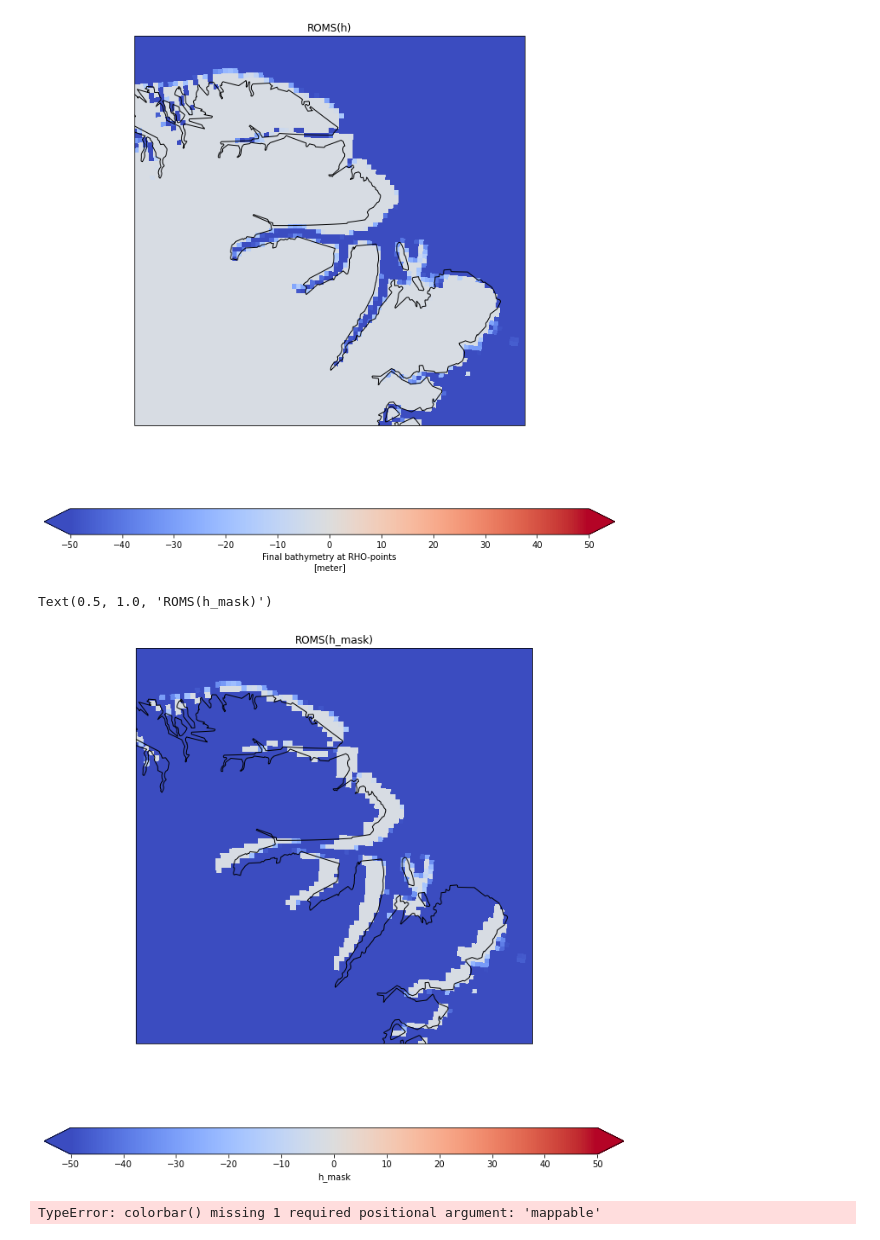
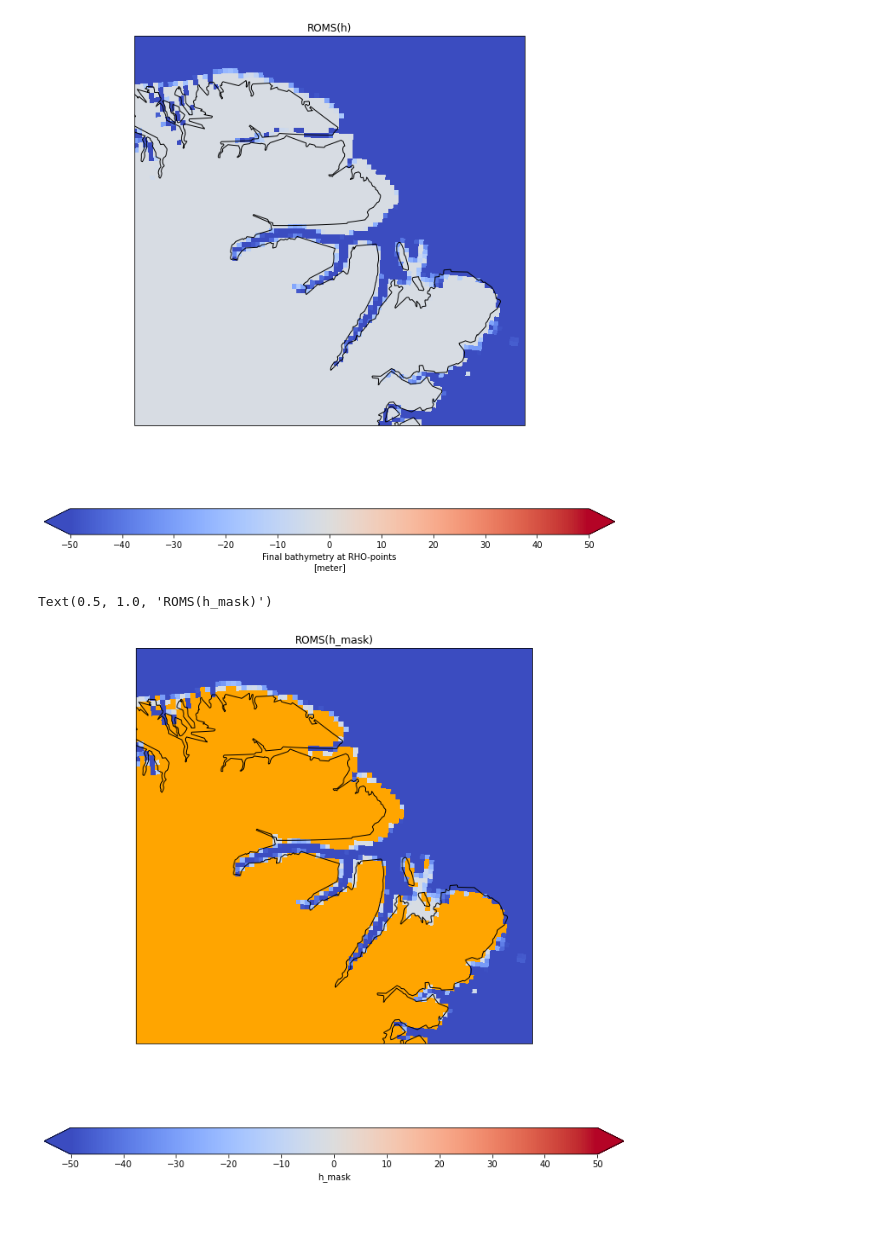
Before and after one commit to jr3cermak/gridtoolsDev, a Jupyter notebook: gridTools/examples/arctic6bathy.ipynb, the cells around one changed output. Cells and saved outputs as stored; diff of their text form; code cells hidden in the pictures.

```diff
--- a/gridTools/examples/arctic6bathy.ipynb
+++ b/gridTools/examples/arctic6bathy.ipynb
@@ -61,23 +61,20 @@ Text(0.5, 1.0, 'ROMS(h)')
 # %%
 proj = ccrs.LambertConformal(central_longitude=-13.8)
 fig = plt.figure(figsize=(12, 12))
 
 ax = plt.axes(projection=proj)
 ax.set_extent([-37.5, -9.9, 80.0, 84.0])
 
-cmap = mpl.cm.coolwarm
+cmap = copy.copy(mpl.cm.coolwarm)
+cmap.set_bad(color='orange')
 norm = mpl.colors.Normalize(vmin=50, vmax=-50)
 
 bathy = -(ds_disk.h_mask)
 
 bathy.plot(x='lon_rho', y='lat_rho', transform=ccrs.PlateCarree(), norm=norm, cmap=cmap, cbar_kwargs={'ticks': elevLev, 'orientation': 'horizontal'})
 
 ax.coastlines(resolution='10m')
 ax.set_title('ROMS(h_mask)')
 # %% [output]
 Text(0.5, 1.0, 'ROMS(h_mask)')
-[figure, old version]
+[figure, new version]
-# %%
-ax.figure.colorbar(orientation='horizonal')
-# %% [output]
-TypeError: colorbar() missing 1 required positional argument: 'mappable'
```
Also changed, not shown: parts of 4 cells of this notebook, 20 other files.
